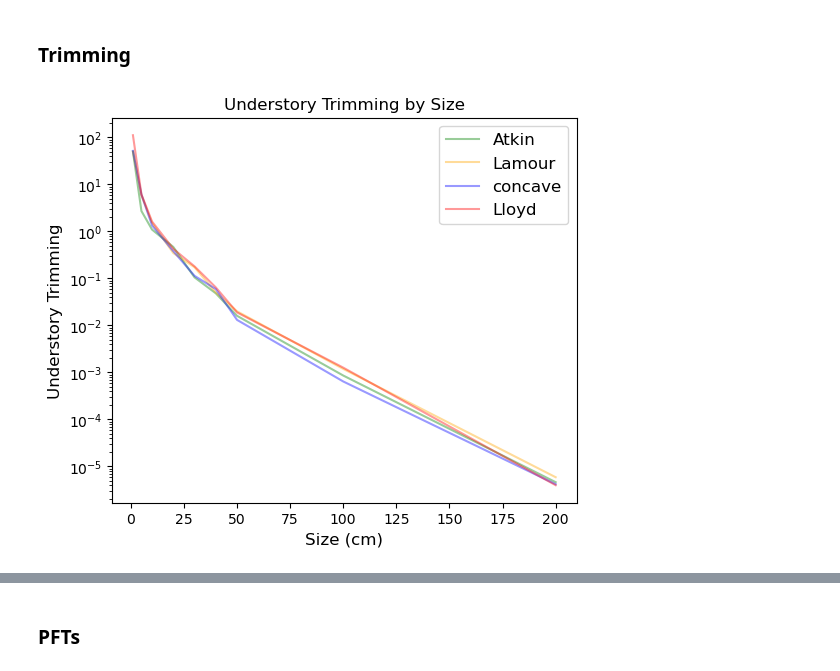
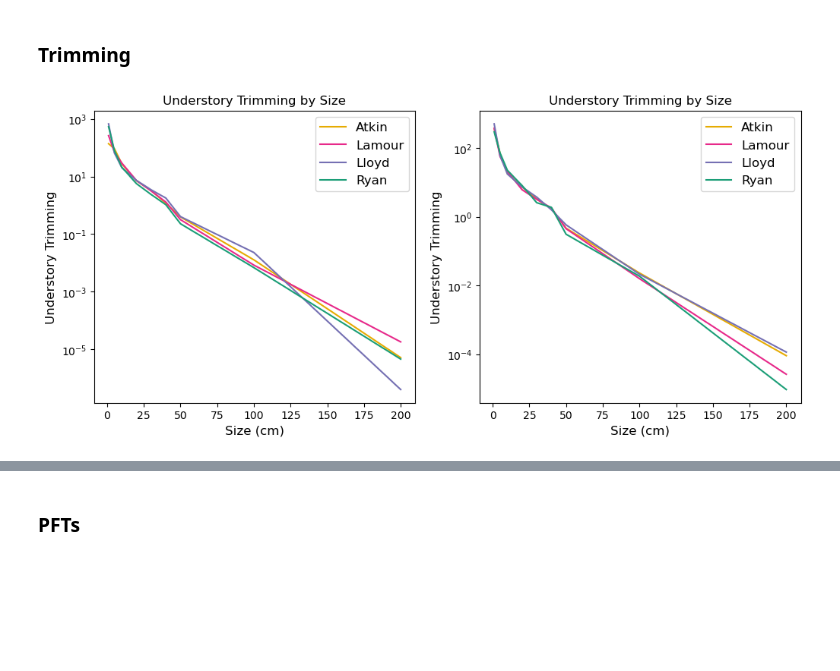
Before and after one commit to dey3434/suli_internship, a Jupyter notebook: SULI Project - Benchmarking and Testing.ipynb, the cells around one changed output, grey strips where cells are left out. Drawn from its saved outputs; the diff is of its cells as text; code cells hidden in the pictures; blank space fills up the shorter version.

```diff
--- a/SULI Project - Benchmarking and Testing.ipynb
+++ b/SULI Project - Benchmarking and Testing.ipynb
@@ -110,7 +110,11 @@ bcie2time = bcie2.variables['time'] / 365
 #bcie3 = '/Users/sharmiladey/Desktop/bci_ensemble_2pfts_vert_scaling.Eb645be3aa2-Ff47577fa.2023-07-03.h0.ensemble.sofar.nc'
 #2pfts, 50 years, 3 leaf layers
 #bcie3 = '/Users/sharmiladey/Desktop/bci_ensemble_2pfts_vert_scaling.Eb645be3aa2-Ff47577fa.2023-07-05.h0.ensemble.sofar.nc'
-bcie3 = '/Users/sharmiladey/Desktop/bci_ensemble_2pfts_vert_scaling_slatop1.5.Eb645be3aa2-Ff47577fa.2023-07-05.h0.ensemble.sofar.nc'
+#-------
+#bcie3 = '/Users/sharmiladey/Desktop/bci_ensemble_2pfts_vert_scaling_slatop1.5.Eb645be3aa2-Ff47577fa.2023-07-05.h0.ensemble.sofar.nc'
+#first run with all 8 models! has a fates bug tho
+#bcie3 = '/Users/sharmiladey/Desktop/bci_ensemble_2pfts_vert_vcmax_scaling.Eb645be3aa2-F00b6500c.2023-07-14.h0.ensemble.sofar.nc'
+bcie3 = '/Users/sharmiladey/Desktop/bci_ensemble_2pfts_vert_vcmax_scaling.Eb645be3aa2-F2cdbefb8.2023-07-17.h0.ensemble.sofar.nc'
 bcie3 = xr.open_dataset(bcie3, decode_times=False)
 bcie3time = bcie3.variables['time'] / 365
 
@@ -150,0 +141,13 @@ print(optimizedParameters)
+# %%
+paired = cm.get_cmap('Paired', 10)
+colormap = paired(range(10))
+
+#f1ax0.plot(cumulative_lai, nscaler_lloyd, color=colormap[0], label='Lloyd')
+#f1ax0.plot(cumulative_lai, nscaler_lloyd, color=colormap[3], label='Atkin')
+#f1ax0.plot(cumulative_lai, nscaler_lamour, color=colormap[5], label='Lamour')
+#f1ax0.plot(cumulative_lai, nscaler_lloyd, color=colormap[2], label='Ryan')
+
+set3 = cm.get_cmap('Dark2', 11)
+colormap2 = set3(range(11))
+
+print(bcie3time)
@@ -585,27 +626,36 @@ f1ax0.legend(prop={'size':12})
 # %%
 nyears = int(len(bcie3.variables['time']))
 tave_start = nyears - 10
 tave_stop  = nyears
 
 bcisw = [4, 5, 10, 10, 10, 10, 50, 100, 300]
 
 trimming = bcie3.FATES_TRIMMING_USTORY_SZ.isel(time=slice(tave_start, tave_stop))
 trimming = trimming.isel(fates_levscls=slice(1,500))
 trimming = np.squeeze(trimming.sum(dim='lndgrid'))
 trimming = trimming.mean(dim='time') * 10000
 trimming = trimming/bcisw
 
-fig1, (f1ax0) = plt.subplots(nrows=1, ncols=1, figsize=(6, 5))
+fig1, (f1ax0, f1ax1) = plt.subplots(nrows=1, ncols=2, figsize=(12, 5))
 
-f1ax0.plot(trimming.fates_levscls, trimming[0,:], label='Atkin', color='green', alpha = 0.4)
-f1ax0.plot(trimming.fates_levscls, trimming[1,:], label='Lamour', color='orange', alpha = 0.4)
-f1ax0.plot(trimming.fates_levscls, trimming[2,:], label='concave', color='blue', alpha = 0.4)
-f1ax0.plot(trimming.fates_levscls, trimming[3,:], label='Lloyd', color='red', alpha = 0.4)
-
+f1ax0.plot(trimming.fates_levscls, trimming[0,:], label='Atkin', color=colormap2[7])
+f1ax0.plot(trimming.fates_levscls, trimming[1,:], label='Lamour', color=colormap2[4])
+f1ax0.plot(trimming.fates_levscls, trimming[2,:], label='Lloyd', color=colormap2[3])
+f1ax0.plot(trimming.fates_levscls, trimming[3,:], label='Ryan', color=colormap2[0])
 f1ax0.set_title(r'Understory Trimming by Size', fontsize=12)
 f1ax0.set_xlabel(r'Size (cm)', fontsize=12)
 f1ax0.set_ylabel(r'Understory Trimming', fontsize=12)
 f1ax0.legend(prop={'size':12})
 f1ax0.set_yscale('log')
+
+f1ax1.plot(trimming.fates_levscls, trimming[4,:], label='Atkin', color=colormap2[7])
+f1ax1.plot(trimming.fates_levscls, trimming[5,:], label='Lamour', color=colormap2[4])
+f1ax1.plot(trimming.fates_levscls, trimming[6,:], label='Lloyd', color=colormap2[3])
+f1ax1.plot(trimming.fates_levscls, trimming[7,:], label='Ryan', color=colormap2[0])
+f1ax1.set_title(r'Understory Trimming by Size', fontsize=12)
+f1ax1.set_xlabel(r'Size (cm)', fontsize=12)
+f1ax1.set_ylabel(r'Understory Trimming', fontsize=12)
+f1ax1.legend(prop={'size':12})
+f1ax1.set_yscale('log')
 # %% [output]
-[figure, old version]
+[figure, new version]
```
Also changed, not shown: parts of 21 cells of this notebook.
